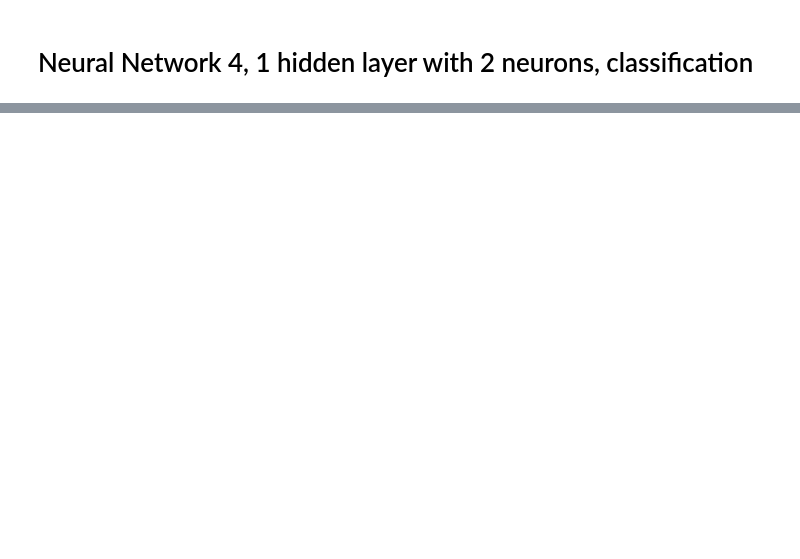
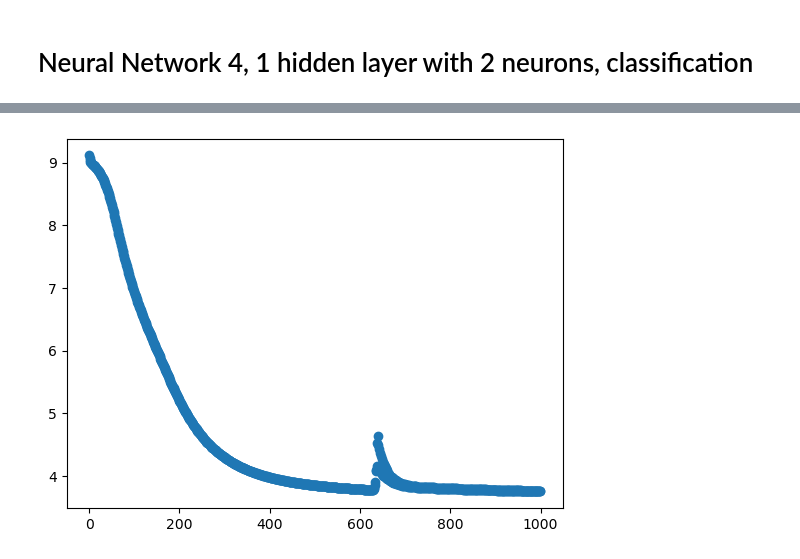
Before and after one commit to pkirlin/discrete-f23, a Jupyter notebook: lectures/neural-nets/backprop-lab-sol.ipynb, the cells around one changed output, grey strips where cells are left out. Saved outputs shown, nothing was run; the diff lists cells and outputs as text; code cells hidden in the pictures; blank space fills up the shorter version.

```diff
--- a/lectures/neural-nets/backprop-lab-sol.ipynb
+++ b/lectures/neural-nets/backprop-lab-sol.ipynb
@@ -738,14 +874,14 @@ z1, a1, in2, z2, a2 = forward_prop(W1, W2, X_train[0], verbose=True)
 
 W1 = np.array([[.1, .2], [.3, .4]])
 W2 = np.array([[.5, .6, .7]])
-ALPHA = .1
+ALPHA = 1
 
 J_sequence = []
 
 print("x train is", X_train)
 print("y train is", y_train)
 
-for ctr in range(0, 10000):
+for ctr in range(0, 100):
     #print("Iteration: ", ctr)
     #print("W =", W1, W2)
     print("Cost is", compute_cost(X_train, y_train, W1, W2))
@@ -796,0 +1177,2 @@ plt.scatter(negatives[:,0], negatives[:,1])
+# %%
+z1, a1, in2, z2, a2, in3, z3, a3 = forward_prop(W1, W2, W3, X_train[0], verbose=True)
@@ -796,0 +1268,8 @@ plt.scatter(negatives[:,0], negatives[:,1])
+# %%
+# Let's plot the cost as a function of number of iterations of the
+# gradient descent algorithm.
+
+plt.scatter(range(0, len(J_sequence)), J_sequence)
+plt.show()
+# %% [output]
+[figure, added]
```
Also changed, not shown: parts of 36 cells of this notebook, 2 other files.
